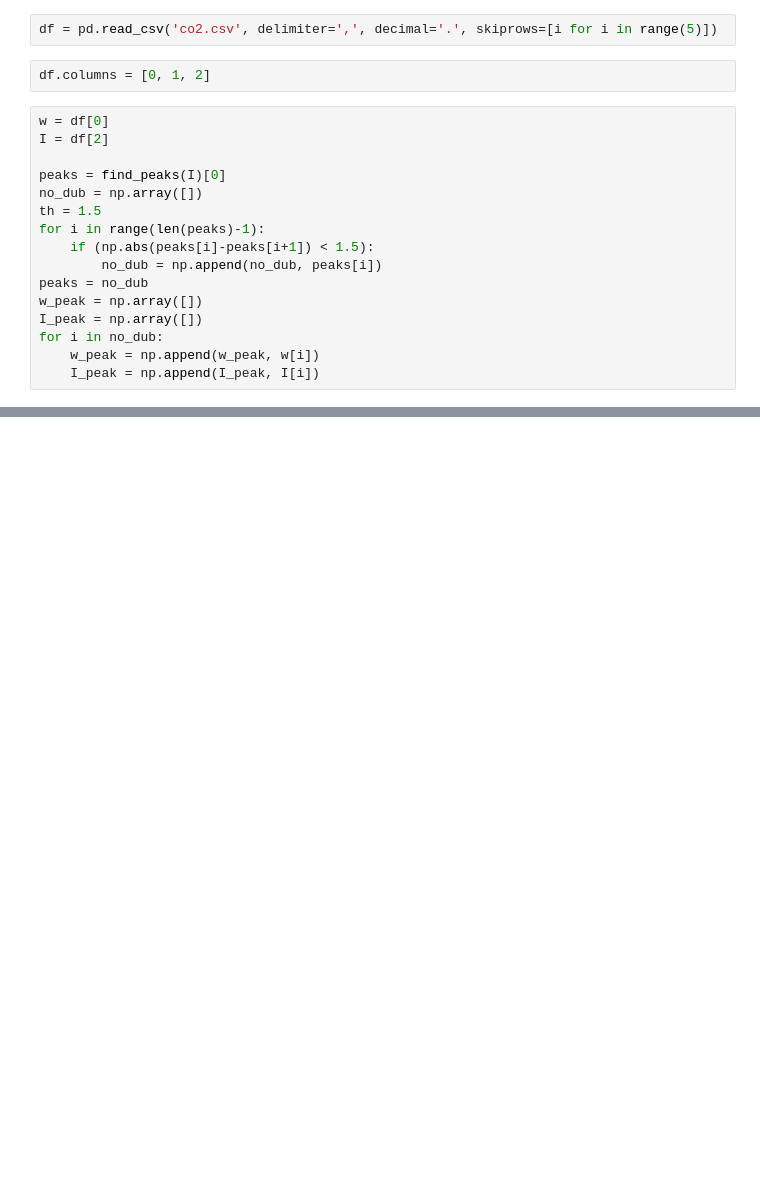
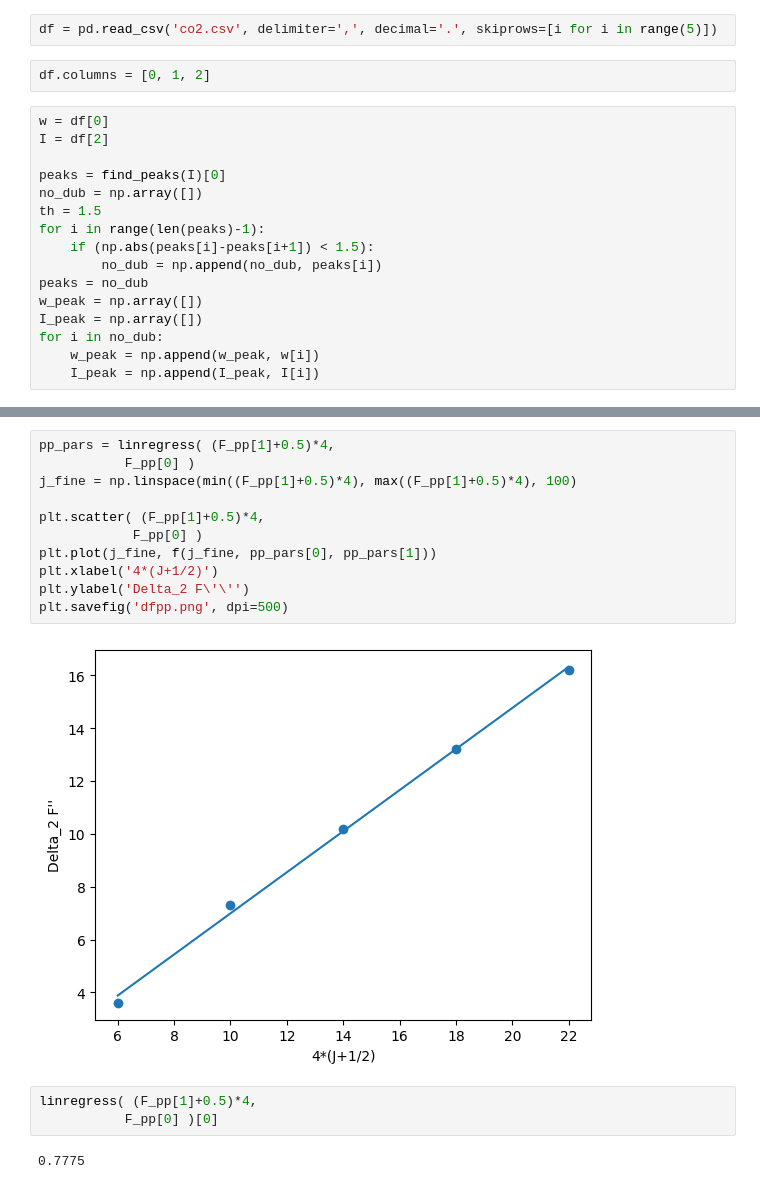
Before and after one commit to a-for-short/labs, a Jupyter notebook: thermod/ИК-1/ir_co2.ipynb, the cells around one changed output, grey strips where cells are left out. Saved outputs shown, nothing was run; the diff lists cells and outputs as text; blank space fills up the shorter version.

```diff
--- a/thermod/ИК-1/ir_co2.ipynb
+++ b/thermod/ИК-1/ir_co2.ipynb
@@ -35,0 +70,18 @@ for peak in peaks:
+# %%
+pp_pars = linregress( (F_pp[1]+0.5)*4,
+           F_pp[0] )
+j_fine = np.linspace(min((F_pp[1]+0.5)*4), max((F_pp[1]+0.5)*4), 100)
+
+plt.scatter( (F_pp[1]+0.5)*4,
+            F_pp[0] )
+plt.plot(j_fine, f(j_fine, pp_pars[0], pp_pars[1]))
+plt.xlabel('4*(J+1/2)')
+plt.ylabel('Delta_2 F\'\'')
+plt.savefig('dfpp.png', dpi=500)
+# %% [output]
+[figure, added]
+# %%
+linregress( (F_pp[1]+0.5)*4,
+           F_pp[0] )[0]
+# %% [output]
+0.7775
```
Also changed, not shown: parts of 6 cells of this notebook, 11 other files.
